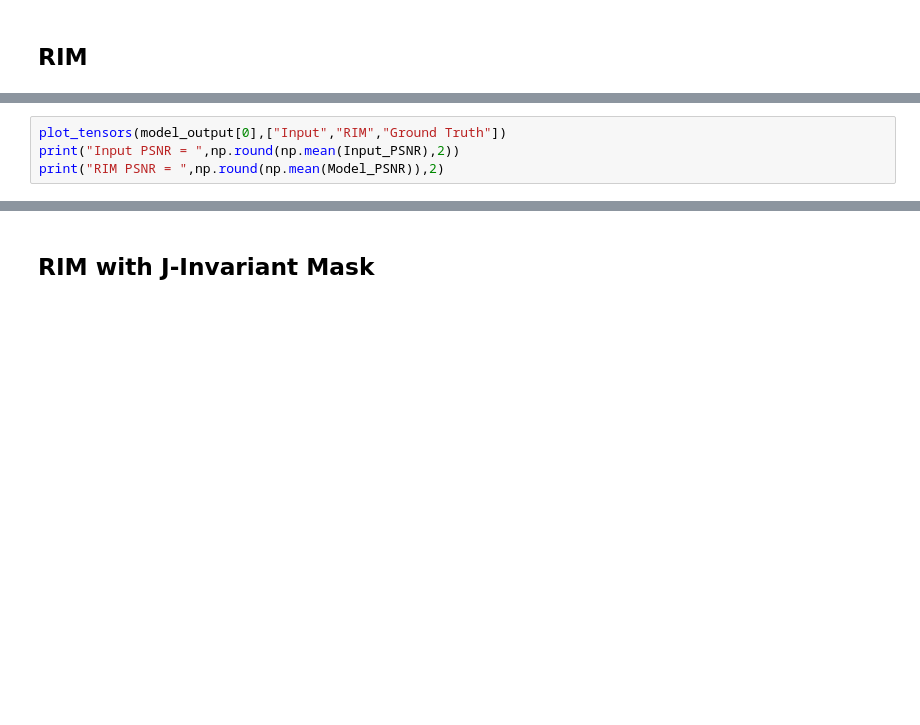
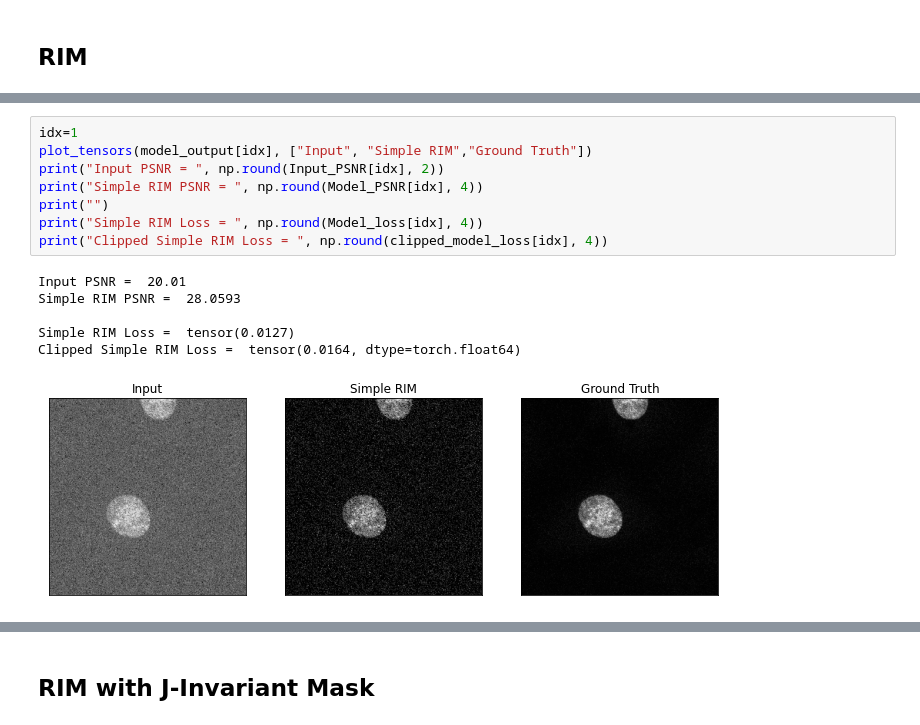
Before and after one commit to EmaadKhwaja/Deep-Learning-Denoising, a Jupyter notebook: Deep-Notebook.ipynb, the cells around one changed output, grey strips where cells are left out. Drawn from its saved outputs; the diff is of its cells as text; blank space fills up the shorter version.

```diff
--- a/Deep-Notebook.ipynb
+++ b/Deep-Notebook.ipynb
@@ -194,4 +234,15 @@ for i, batch in enumerate(validation_loader):
 # %%
-plot_tensors(model_output[0],["Input","RIM","Ground Truth"])
-print("Input PSNR = ",np.round(np.mean(Input_PSNR),2))
-print("RIM PSNR = ",np.round(np.mean(Model_PSNR)),2)
+idx=1
+plot_tensors(model_output[idx], ["Input", "Simple RIM","Ground Truth"])
+print("Input PSNR = ", np.round(Input_PSNR[idx], 2))
+print("Simple RIM PSNR = ", np.round(Model_PSNR[idx], 4))
+print("")
+print("Simple RIM Loss = ", np.round(Model_loss[idx], 4))
+print("Clipped Simple RIM Loss = ", np.round(clipped_model_loss[idx], 4))
+# %% [output]
+Input PSNR =  20.01
+Simple RIM PSNR =  28.0593
+
+Simple RIM Loss =  tensor(0.0127)
+Clipped Simple RIM Loss =  tensor(0.0164, dtype=torch.float64)
+[figure, added]
```
Also changed, not shown: parts of 12 cells of this notebook.
